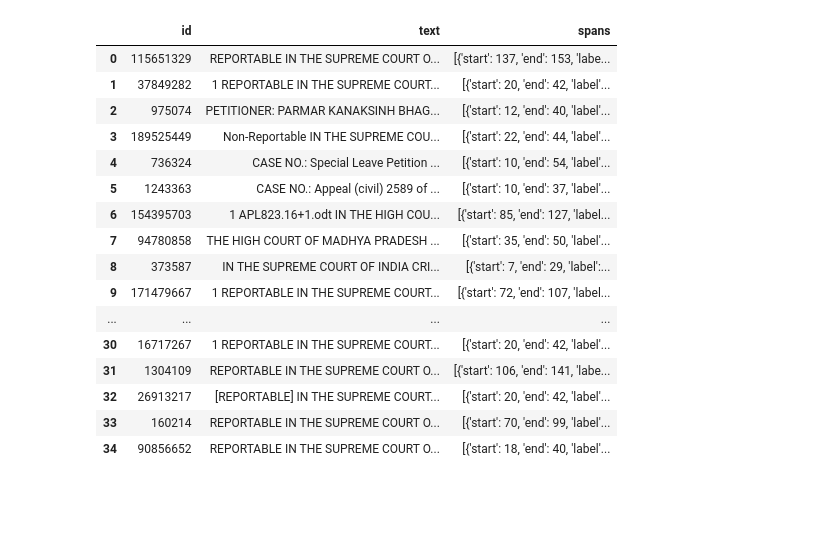
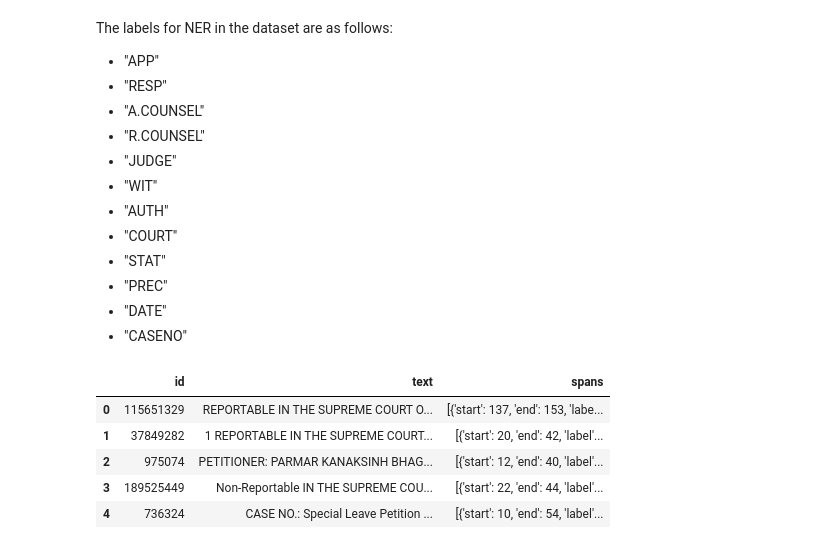
Before and after one commit to PhoenixAlpha23/ML-models, a Jupyter notebook: fine-tune ByT5-small.ipynb, the cells around one changed output. Drawn from its saved outputs; the diff is of its cells as text; code cells hidden in the pictures; blank space fills up the shorter version.

```diff
--- a/fine-tune ByT5-small.ipynb
+++ b/fine-tune ByT5-small.ipynb
@@ -87,0 +29,6 @@ DatasetDict({
+# %%
+# Set the environment variable for Hugging Face
+os.environ["HF_TOKEN"] = hf_token
+
+# Load the dataset with the token
+NER = load_dataset("Exploration-Lab/IL-TUR", "lner")
@@ -88,20 +65,24 @@ DatasetDict({
+# %% [markdown]
+The labels for NER in the dataset are as follows:
+
+* "APP"
+* "RESP"
+* "A.COUNSEL"
+* "R.COUNSEL"
+* "JUDGE"
+* "WIT"
+* "AUTH"
+* "COURT"
+* "STAT"
+* "PREC"
+* "DATE"
+* "CASENO"
 # %%
-ds1['fold_1'].to_pandas()
+NER['fold_1'].to_pandas().head()
 # %% [output]
 |  | id | text | spans |
 | 0 | 115651329 | REPORTABLE IN THE SUPREME COURT O... | [{'start': 137, 'end': 153, 'labe... |
 | 1 | 37849282 | 1 REPORTABLE IN THE SUPREME COURT... | [{'start': 20, 'end': 42, 'label'... |
 | 2 | 975074 | PETITIONER: PARMAR KANAKSINH BHAG... | [{'start': 12, 'end': 40, 'label'... |
 | 3 | 189525449 | Non-Reportable IN THE SUPREME COU... | [{'start': 22, 'end': 44, 'label'... |
 | 4 | 736324 | CASE NO.: Special Leave Petition ... | [{'start': 10, 'end': 54, 'label'... |
-| 5 | 1243363 | CASE NO.: Appeal (civil) 2589 of ... | [{'start': 10, 'end': 37, 'label'... |
-| 6 | 154395703 | 1 APL823.16+1.odt IN THE HIGH COU... | [{'start': 85, 'end': 127, 'label... |
-| 7 | 94780858 | THE HIGH COURT OF MADHYA PRADESH ... | [{'start': 35, 'end': 50, 'label'... |
-| 8 | 373587 | IN THE SUPREME COURT OF INDIA CRI... | [{'start': 7, 'end': 29, 'label':... |
-| 9 | 171479667 | 1 REPORTABLE IN THE SUPREME COURT... | [{'start': 72, 'end': 107, 'label... |
-| ... | ... | ... | ... |
-| 30 | 16717267 | 1 REPORTABLE IN THE SUPREME COURT... | [{'start': 20, 'end': 42, 'label'... |
-| 31 | 1304109 | REPORTABLE IN THE SUPREME COURT O... | [{'start': 106, 'end': 141, 'labe... |
-| 32 | 26913217 | [REPORTABLE] IN THE SUPREME COURT... | [{'start': 20, 'end': 42, 'label'... |
-| 33 | 160214 | REPORTABLE IN THE SUPREME COURT O... | [{'start': 70, 'end': 99, 'label'... |
-| 34 | 90856652 | REPORTABLE IN THE SUPREME COURT O... | [{'start': 18, 'end': 40, 'label'... |
```
Also changed, not shown: parts of 21 cells of this notebook.
